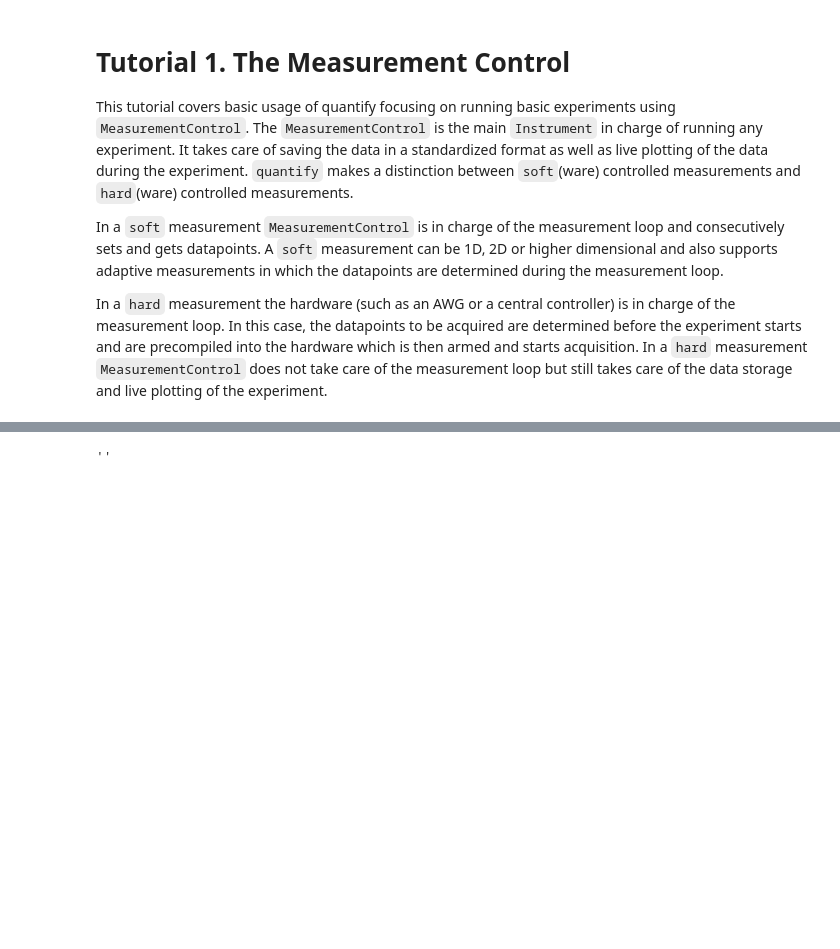
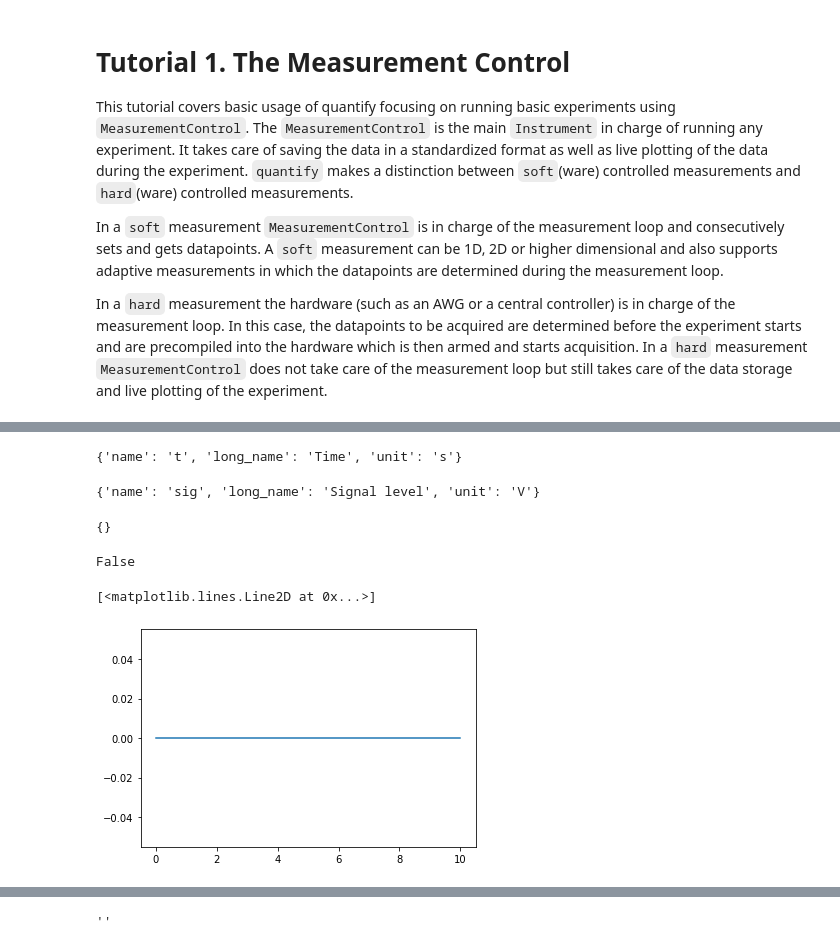
Before and after one commit to quantify-os/quantify-core, a Jupyter notebook: jupyter_notebooks/MeasurementControl.ipynb, the cells around one changed output, grey strips where cells are left out. Cells and saved outputs as stored; diff of their text form; code cells hidden in the pictures; blank space fills up the shorter version.

```diff
--- a/jupyter_notebooks/MeasurementControl.ipynb
+++ b/jupyter_notebooks/MeasurementControl.ipynb
@@ -22,0 +23,18 @@ KeyError: 'Another instrument has the name: MC'
+# %%
+
+def CosFunc(t, amplitude, frequency, phase, offset):
+    """A simple cosine function"""
+    return amplitude * np.cos(2 * np.pi * frequency * t + phase) + offset
+
+# Parameters are created to emulate a system being measured
+amp = ManualParameter('amp', initial_value=1, unit='V', label='Amplitude')
+freq = ManualParameter('freq', initial_value=1, unit='Hz', label='Frequency')
+t = ManualParameter('t', initial_value=1, unit='s', label='Time')
+phi = ManualParameter('phi', initial_value=0, unit='Rad', label='Phase')
+
+
+def cosine_model():
+    return CosFunc(t(), amp(), freq(), phase=phi(), offset=0)
+
+# We wrap our function in a Parameter to be able to give
+sig = Parameter(name='sig', label='Signal level', unit='V', get_cmd=cosine_model)
@@ -22,0 +48,5 @@ KeyError: 'Another instrument has the name: MC'
+# %%
+MC.set_setpars([freq])
+MC.set_setpoints(np.arange(5e9, 5.2e9, 10e6))
+MC.set_getpars(sig)
+MC.run('frequency_sweep')
@@ -22,0 +58,3 @@ KeyError: 'Another instrument has the name: MC'
+# %%
+dset = MC._dataset
+dset
@@ -22,0 +85,21 @@ KeyError: 'Another instrument has the name: MC'
+# %%
+dset['x0'].attrs
+# %% [output]
+{'name': 't', 'long_name': 'Time', 'unit': 's'}
+# %%
+dset['y0'].attrs
+# %% [output]
+{'name': 'sig', 'long_name': 'Signal level', 'unit': 'V'}
+# %%
+dset.attrs
+# %% [output]
+{}
+# %%
+dset.keys() == {'x0'}
+# %% [output]
+False
+# %%
+plt.plot(dset['x0'], dset['y0'])
+# %% [output]
+[<matplotlib.lines.Line2D at 0x...>]
+[figure, added]
```
Also changed, not shown: parts of 36 cells of this notebook, 3 other files.
